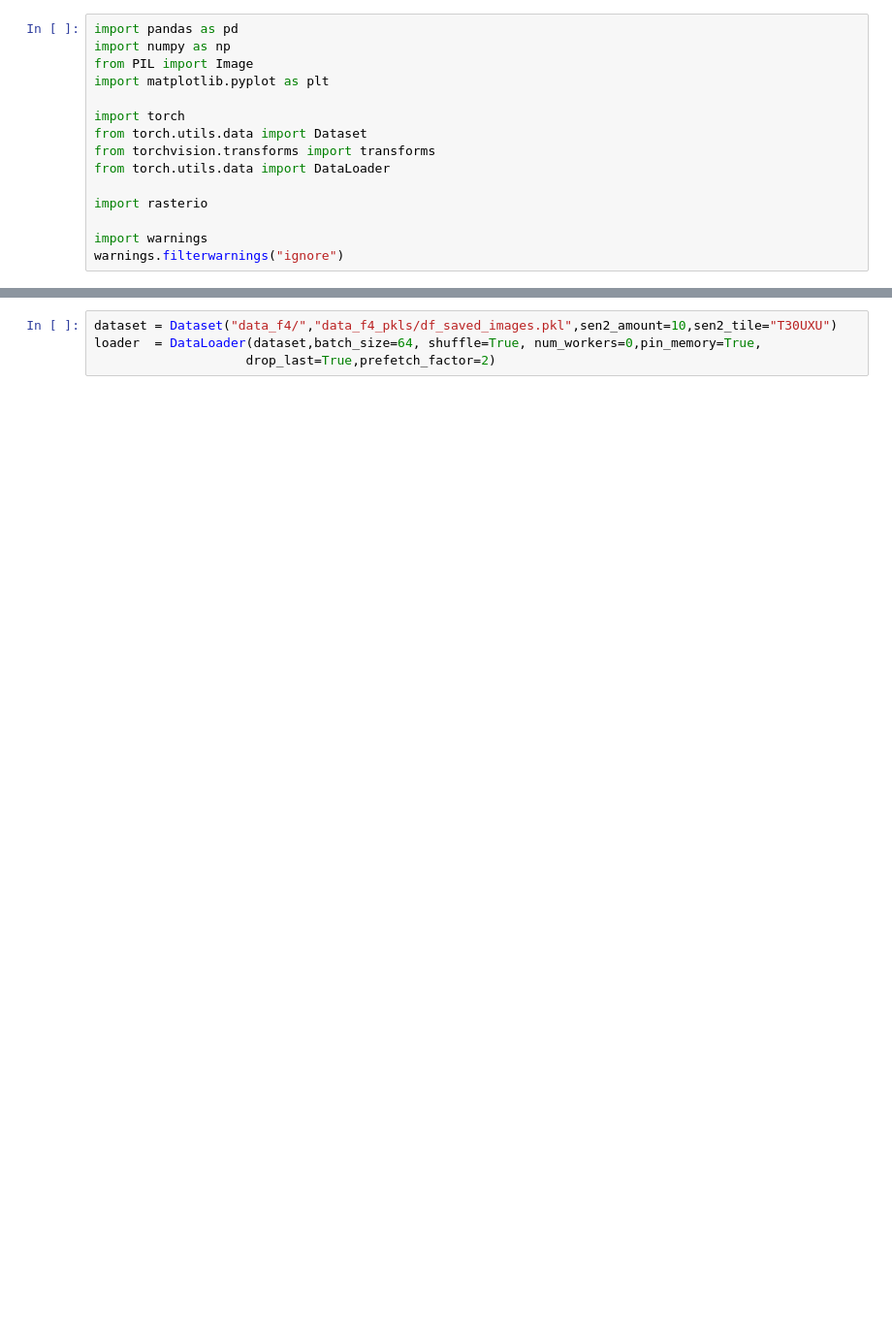
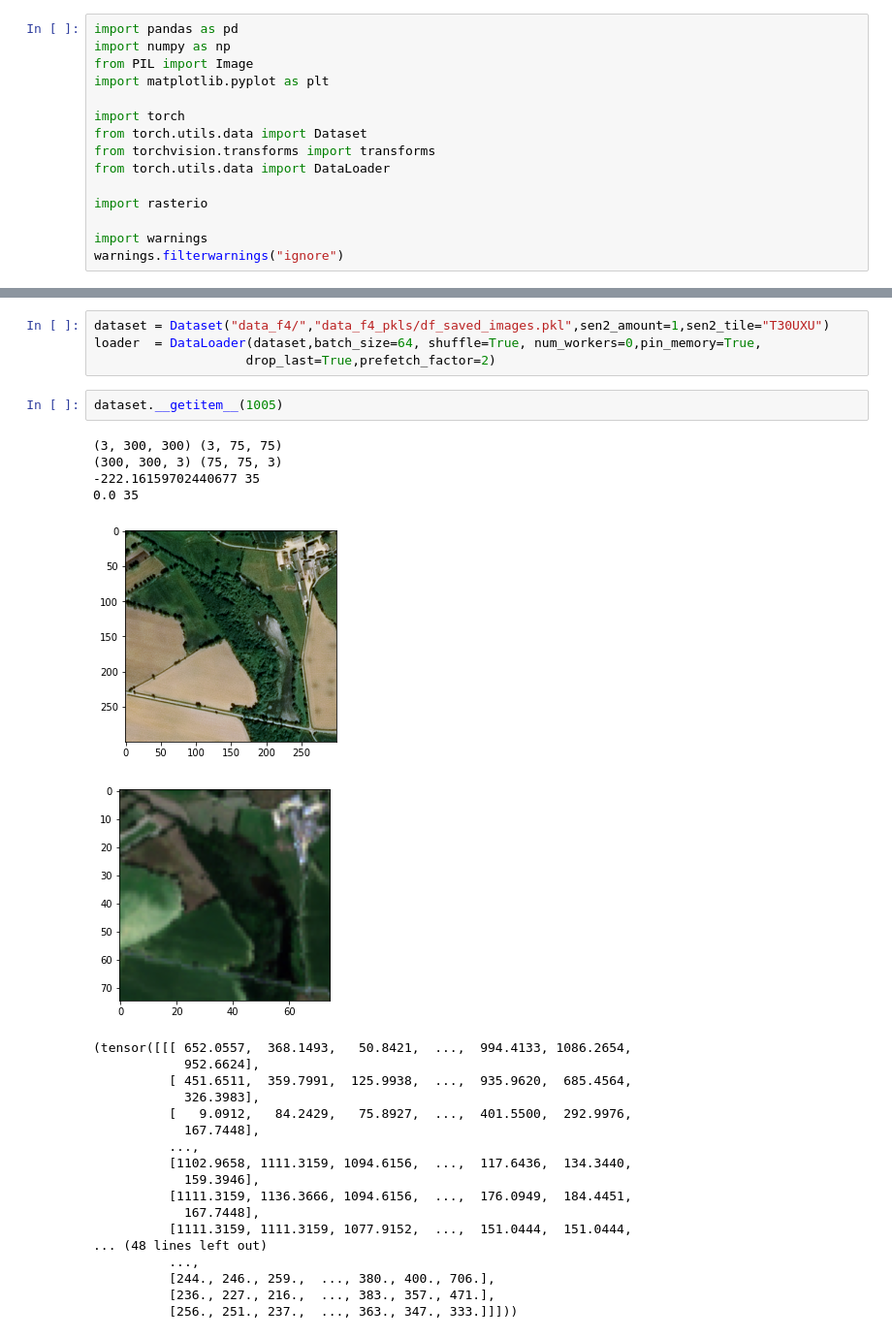
Before and after one commit to simon-donike/super-resolution, a Jupyter notebook: testing/dataloader_f4.ipynb, the cells around one changed output, grey strips where cells are left out. Shown at 97% size. Drawn from its saved outputs; the diff is of its cells as text; blank space fills up the shorter version.

```diff
--- a/testing/dataloader_f4.ipynb
+++ b/testing/dataloader_f4.ipynb
@@ -110,6 +168,32 @@ class Dataset(Dataset):
         # return result
         return(spot6,sen2)
 # %%
-dataset = Dataset("data_f4/","data_f4_pkls/df_saved_images.pkl",sen2_amount=10,sen2_tile="T30UXU")
+dataset = Dataset("data_f4/","data_f4_pkls/df_saved_images.pkl",sen2_amount=1,sen2_tile="T30UXU")
 loader  = DataLoader(dataset,batch_size=64, shuffle=True, num_workers=0,pin_memory=True,
                     drop_last=True,prefetch_factor=2)
+# %%
+dataset.__getitem__(1005)
+# %% [output]
+(3, 300, 300) (3, 75, 75)
+(300, 300, 3) (75, 75, 3)
+-222.16159702440677 35
+0.0 35
+[figure, added]
+[figure, added]
+(tensor([[[ 652.0557,  368.1493,   50.8421,  ...,  994.4133, 1086.2654,
+            952.6624],
+          [ 451.6511,  359.7991,  125.9938,  ...,  935.9620,  685.4564,
+            326.3983],
+          [   9.0912,   84.2429,   75.8927,  ...,  401.5500,  292.9976,
+            167.7448],
+          ...,
+          [1102.9658, 1111.3159, 1094.6156,  ...,  117.6436,  134.3440,
+            159.3946],
+          [1111.3159, 1136.3666, 1094.6156,  ...,  176.0949,  184.4451,
+            167.7448],
+          [1111.3159, 1111.3159, 1077.9152,  ...,  151.0444,  151.0444,
+... (48 lines left out)
+          ...,
+          [244., 246., 259.,  ..., 380., 400., 706.],
+          [236., 227., 216.,  ..., 383., 357., 471.],
+          [256., 251., 237.,  ..., 363., 347., 333.]]]))
```
Also changed, not shown: parts of 1 cell of this notebook.
